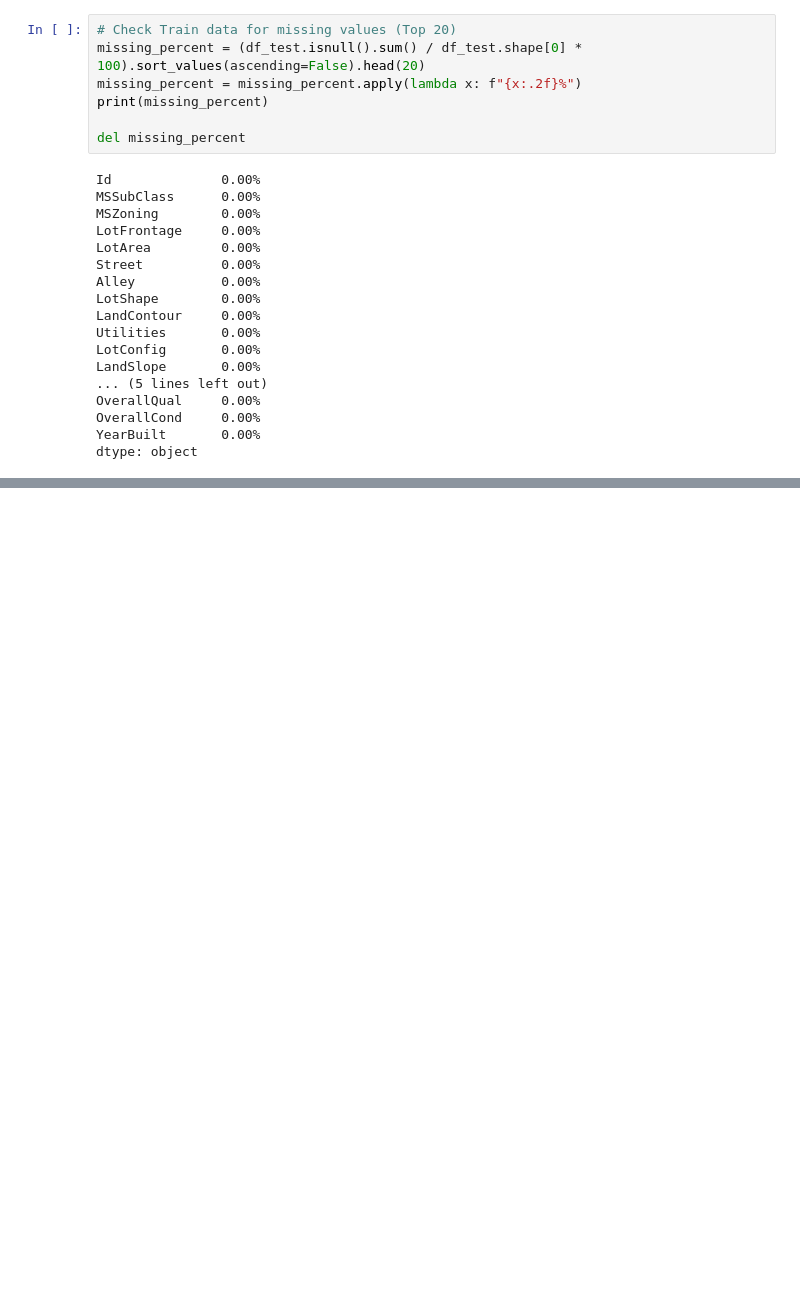
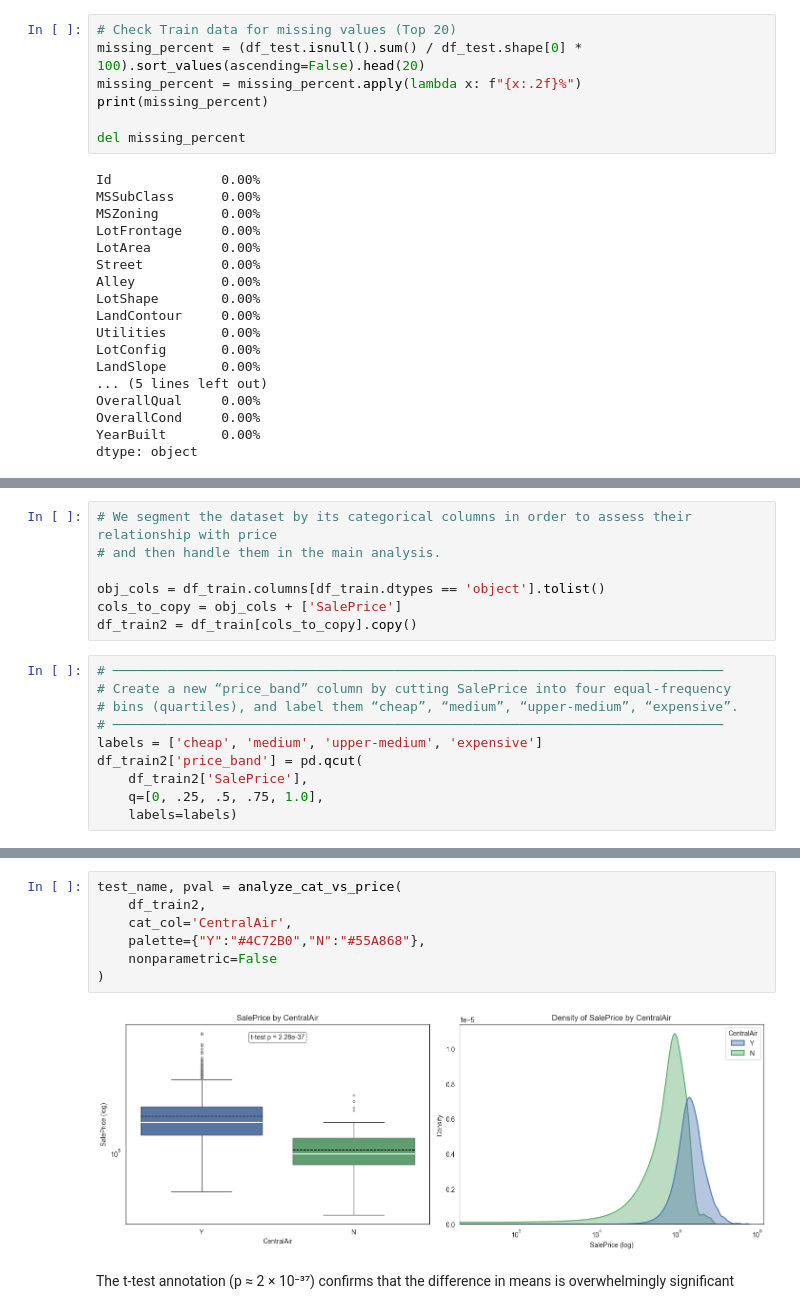
Before and after one commit to jaairomacedo/HousePrices, a Jupyter notebook: Coding/Code_1 - Clean_data.ipynb, the cells around one changed output, grey strips where cells are left out. Saved outputs shown, nothing was run; the diff lists cells and outputs as text; blank space fills up the shorter version.

```diff
--- a/Coding/Code_1 - Clean_data.ipynb
+++ b/Coding/Code_1 - Clean_data.ipynb
@@ -1171,0 +1189,17 @@ dtype: object
+# %%
+# We segment the dataset by its categorical columns in order to assess their relationship with price
+# and then handle them in the main analysis.
+
+obj_cols = df_train.columns[df_train.dtypes == 'object'].tolist()
+cols_to_copy = obj_cols + ['SalePrice']
+df_train2 = df_train[cols_to_copy].copy()
+# %%
+# ──────────────────────────────────────────────────────────────────────────────
+# Create a new “price_band” column by cutting SalePrice into four equal‑frequency
+# bins (quartiles), and label them “cheap”, “medium”, “upper‑medium”, “expensive”.
+# ──────────────────────────────────────────────────────────────────────────────
+labels = ['cheap', 'medium', 'upper‑medium', 'expensive']
+df_train2['price_band'] = pd.qcut(
+    df_train2['SalePrice'],
+    q=[0, .25, .5, .75, 1.0],
+    labels=labels)
@@ -1171,0 +1306,11 @@ dtype: object
+# %%
+test_name, pval = analyze_cat_vs_price(
+    df_train2,
+    cat_col='CentralAir',
+    palette={"Y":"#4C72B0","N":"#55A868"},
+    nonparametric=False
+)
+# %% [output]
+[figure, added]
+# %% [markdown]
+The t‑test annotation (p ≈ 2 × 10⁻³⁷) confirms that the difference in means is overwhelmingly significant
```
Also changed, not shown: parts of 55 cells of this notebook, 5 other files.
